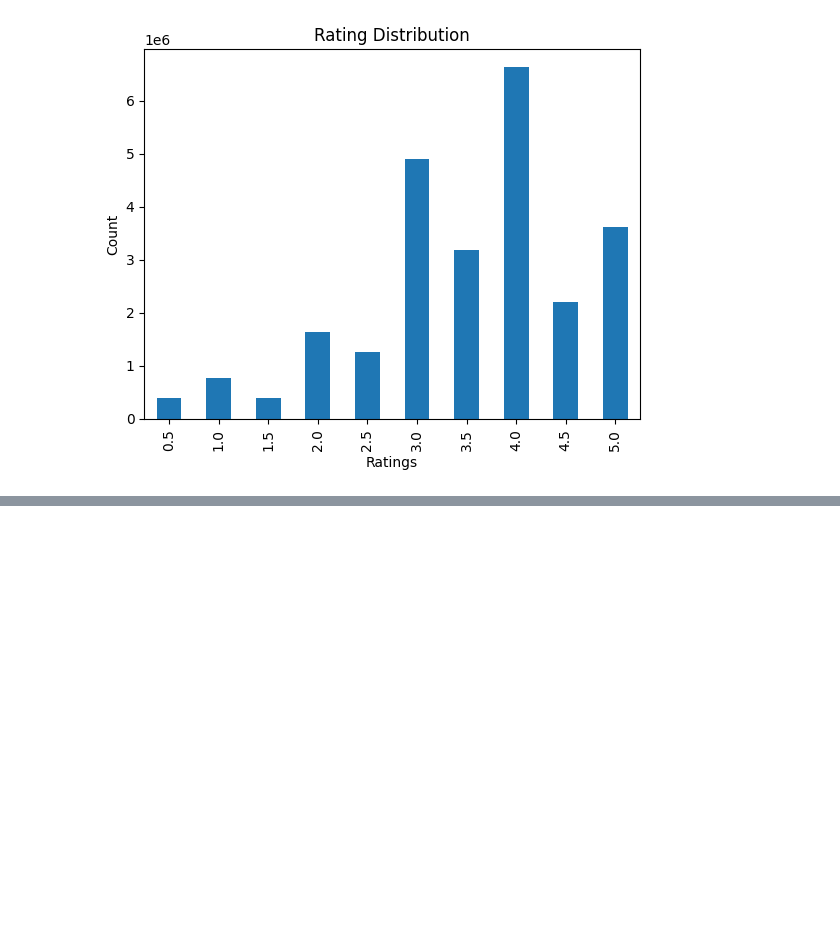
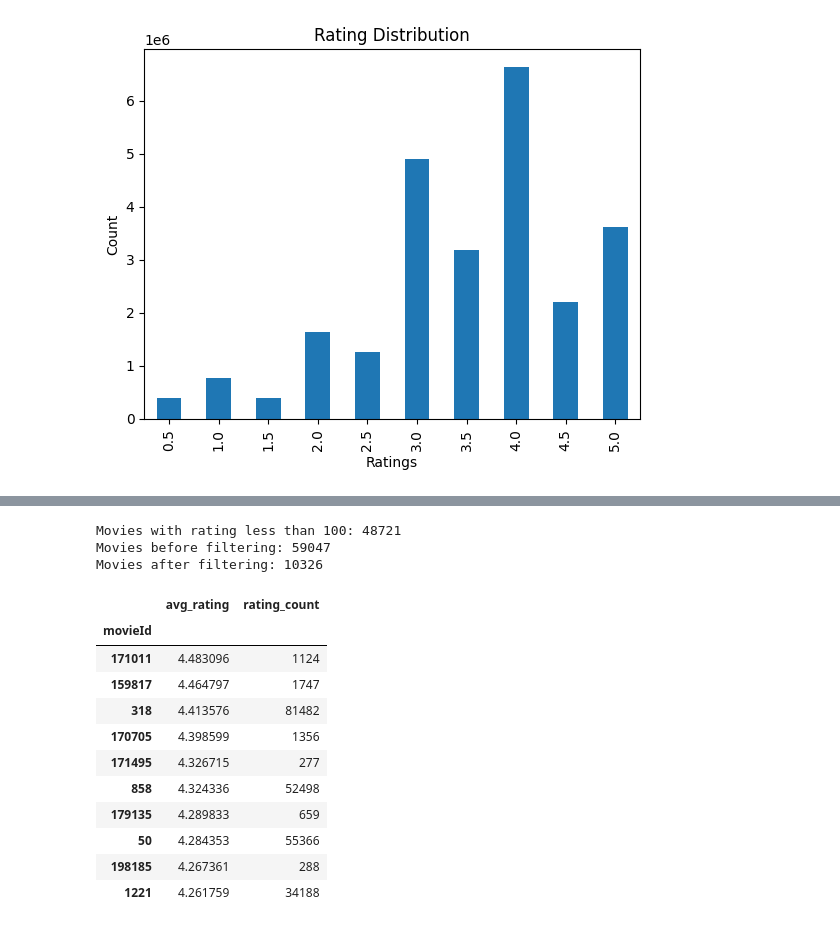
Before and after one commit to Aryan-Bhendarkar/Hybrid_Recommendation_System, a Jupyter notebook: notebooks/01_data_exploration.ipynb, the cells around one changed output, grey strips where cells are left out. Cells and saved outputs as stored; diff of their text form; code cells hidden in the pictures; blank space fills up the shorter version.

```diff
--- a/notebooks/01_data_exploration.ipynb
+++ b/notebooks/01_data_exploration.ipynb
@@ -75,0 +88,31 @@ plt.show()
+# %%
+min_rating = 100
+
+popular_movies = movie_stats[movie_stats["rating_count"] >= min_rating]
+
+print(f"Movies with rating less than {min_rating}: {movie_stats.shape[0] - popular_movies.shape[0]}")
+print("Movies before filtering:", movie_stats.shape[0])
+print(f"Movies after filtering: {popular_movies.shape[0]}")
+# %% [output]
+Movies with rating less than 100: 48721
+Movies before filtering: 59047
+Movies after filtering: 10326
+# %%
+top_movies = (
+    popular_movies.sort_values(by="avg_rating", ascending=False).head(10)
+)
+
+top_movies
+# %% [output]
+|  | avg_rating | rating_count |
+| movieId |  |  |
+| 171011 | 4.483096 | 1124 |
+| 159817 | 4.464797 | 1747 |
+| 318 | 4.413576 | 81482 |
+| 170705 | 4.398599 | 1356 |
+| 171495 | 4.326715 | 277 |
+| 858 | 4.324336 | 52498 |
+| 179135 | 4.289833 | 659 |
+| 50 | 4.284353 | 55366 |
+| 198185 | 4.267361 | 288 |
+| 1221 | 4.261759 | 34188 |
```
Also changed, not shown: parts of 9 cells of this notebook.
